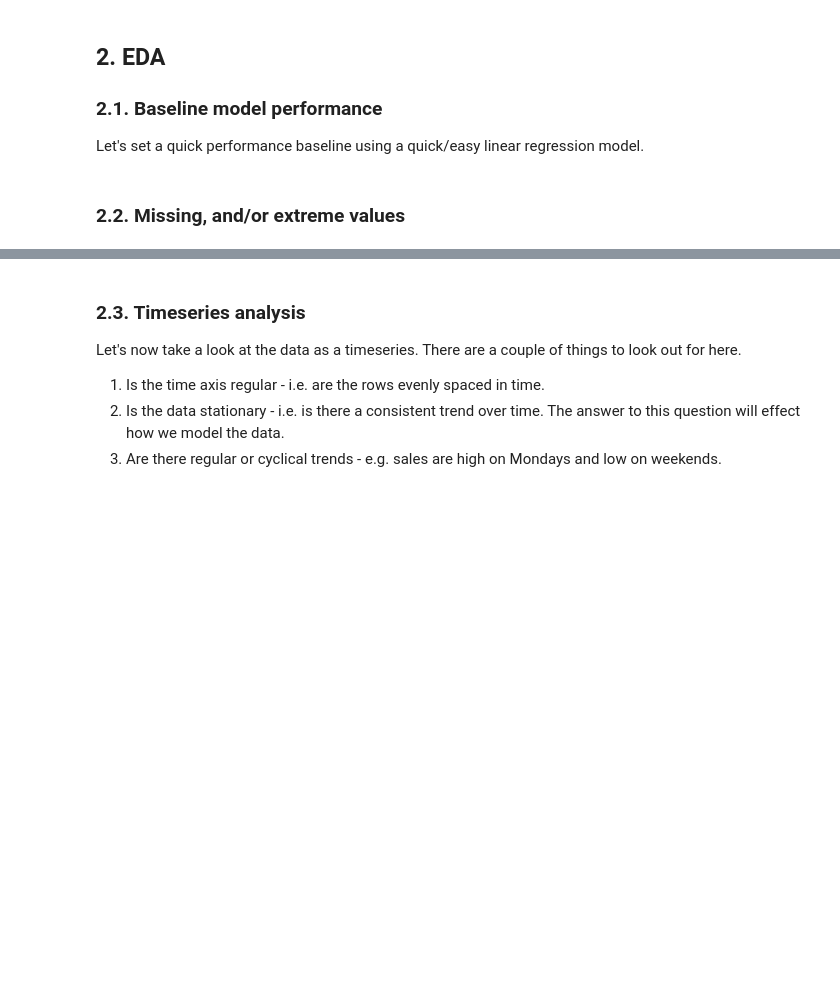
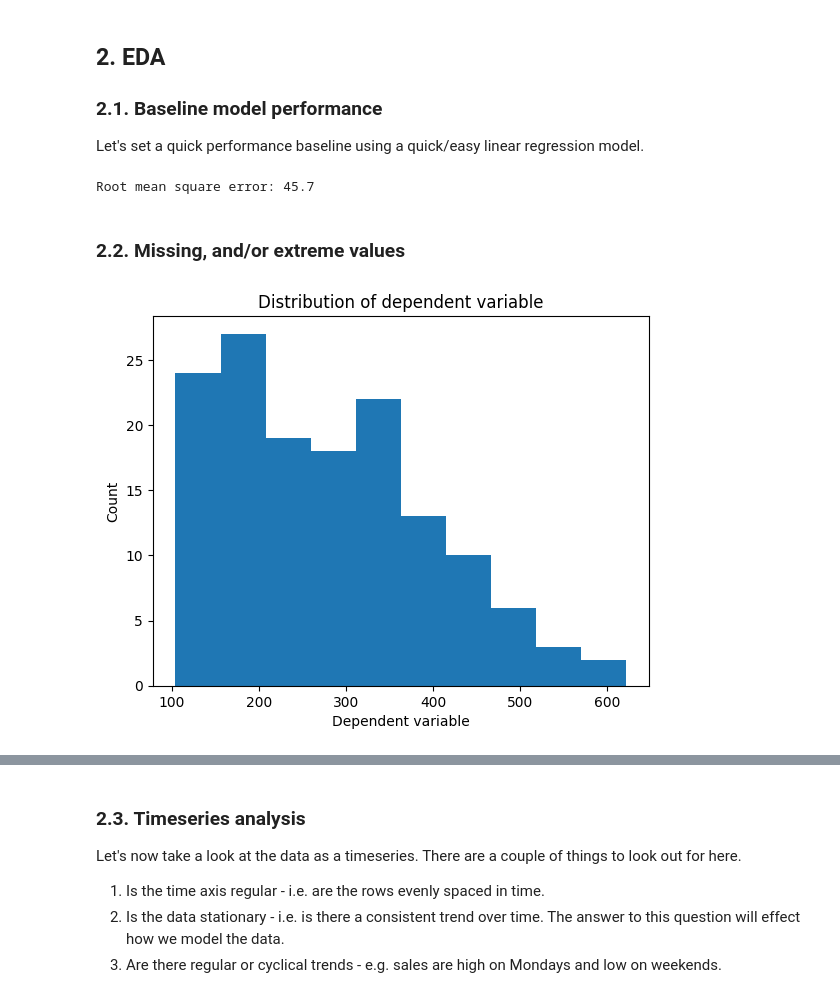
Before and after one commit to 4GeeksAcademy/helloklow-time-series-project, a Jupyter notebook: src/mvp.ipynb, the cells around one changed output, grey strips where cells are left out. Drawn from its saved outputs; the diff is of its cells as text; code cells hidden in the pictures; blank space fills up the shorter version.

```diff
--- a/src/mvp.ipynb
+++ b/src/mvp.ipynb
@@ -79,4 +79,38 @@ Let's set a quick performance baseline using a quick/easy linear regression mode
+# %%
+# Your code here! Hint use a numeric range equal to the length of the dataset for x.
+# Instantiate a linear model
+linear_model=LinearRegression()
+
+# Generate a uniform x variabel representing the time steps
+x=np.array(range(len(timeseries_df))).reshape(-1, 1)
+
+# Fit the model
+fit_result=linear_model.fit(x, timeseries_df['dependent_var'])
+
+# Make predictions over the input domain
+predictions=linear_model.predict(x)
+
+# Add the linear model predictions back to the dataframe
+timeseries_df['Linear model']=predictions
+
+# Calcualte the root mean squared error
+rmse=sqrt(mean_squared_error(timeseries_df['dependent_var'], predictions))
+
+# Save the result for later
+rmse_results={'Linear model': rmse}
+
+# Display the result for the user
+print(f'Root mean square error: {rmse:.1f}')
+# %% [output]
+Root mean square error: 45.7
 # %% [markdown]
 ### 2.2. Missing, and/or extreme values
 # %%
 # Plot data as a historgram as you normaly would for any numerical data
+plt.title('Distribution of dependent variable')
+plt.hist(timeseries_df['dependent_var'])
+plt.xlabel('Dependent variable')
+plt.ylabel('Count')
+plt.show()
+# %% [output]
+[figure, added]
```
Also changed, not shown: parts of 25 cells of this notebook.
